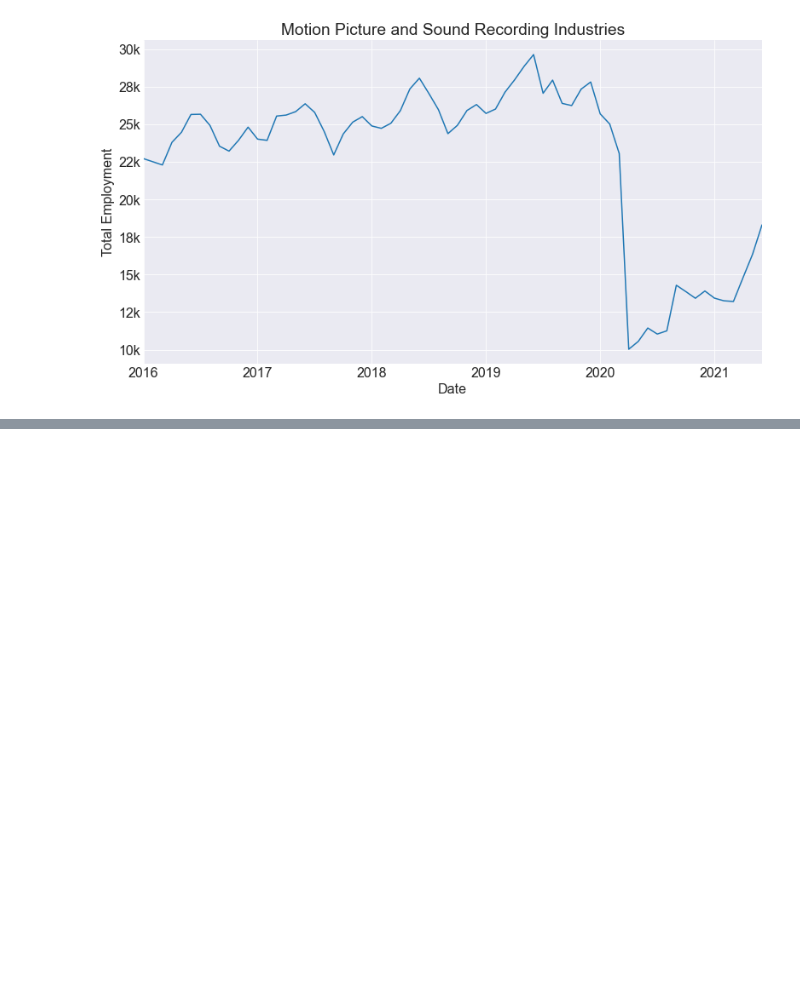
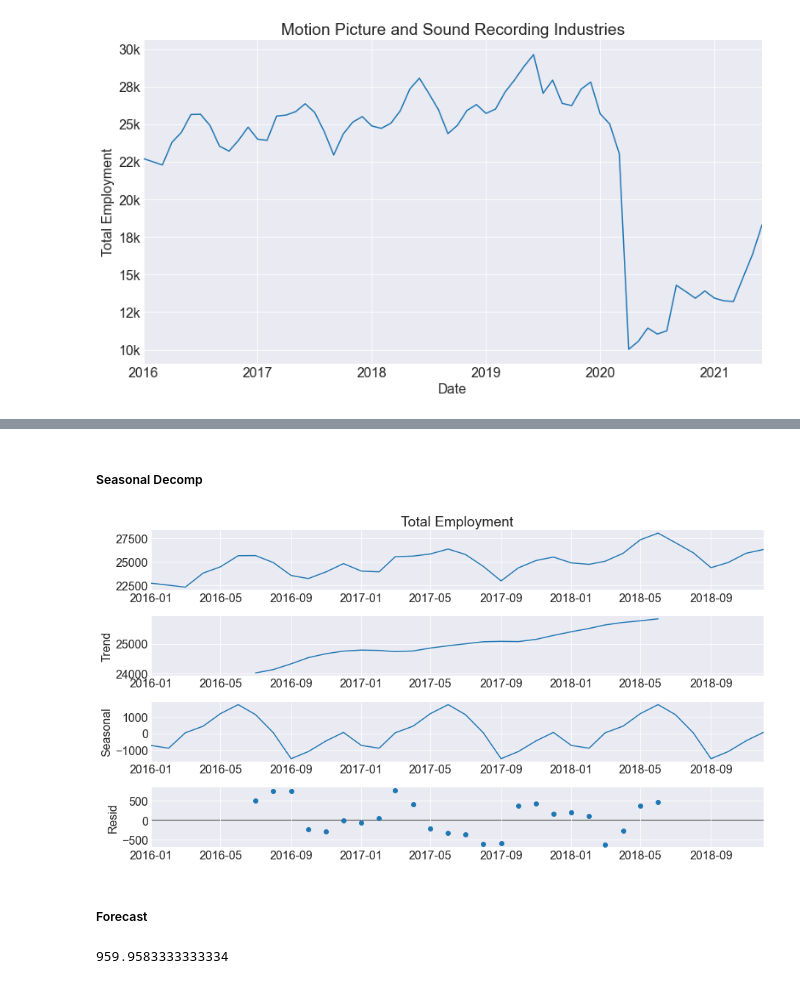
Before and after one commit to capstone-job-market-analysis/job-market-analysis, a Jupyter notebook: adam_scratch_forecasting.ipynb, the cells around one changed output, grey strips where cells are left out. Drawn from its saved outputs; the diff is of its cells as text; code cells hidden in the pictures; blank space fills up the shorter version.

```diff
--- a/adam_scratch_forecasting.ipynb
+++ b/adam_scratch_forecasting.ipynb
@@ -345,0 +544,8 @@ s_motion['2020-04' : ].plot()
+# %% [markdown]
+##### Seasonal Decomp
+# %%
+_ = sm.tsa.seasonal_decompose(train).plot()
+# %% [output]
+[figure, added]
+# %% [markdown]
+##### Forecast
@@ -345,0 +555,4 @@ s_motion['2020-04' : ].plot()
+# %%
+train.diff(12).mean()
+# %% [output]
+959.9583333333334
```
Also changed, not shown: parts of 65 cells of this notebook.
